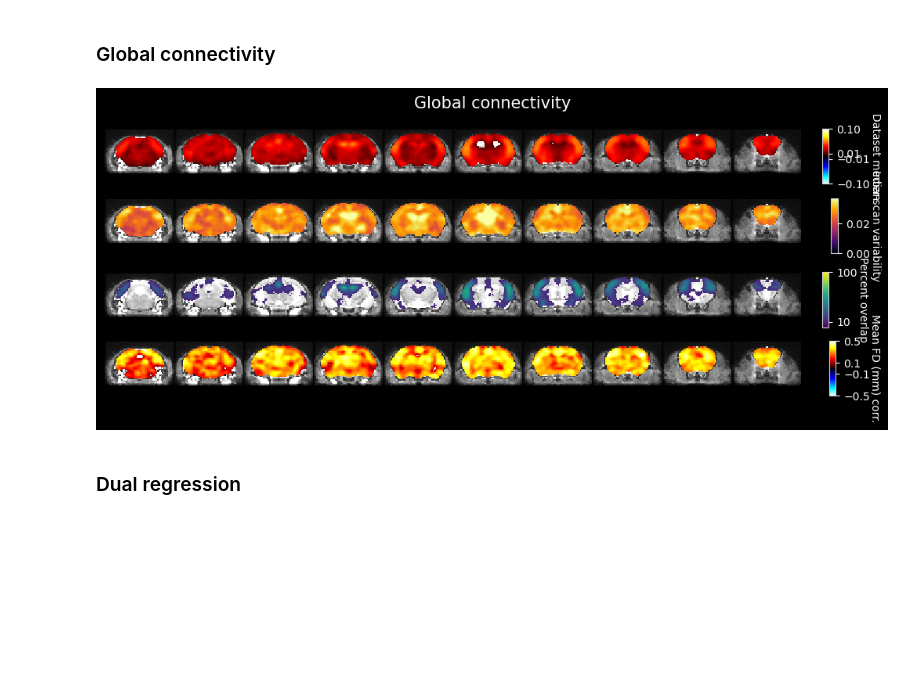
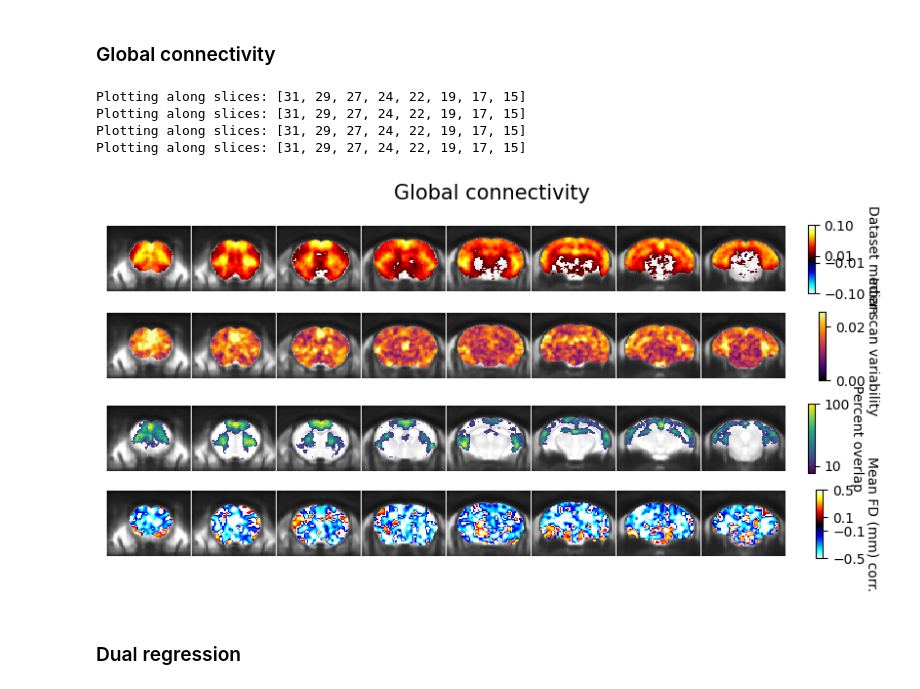
Before and after one commit to functional-neuroimaging/RUBELLA, a Jupyter notebook: docs/examples/rubella_QC_example.ipynb, the cells around one changed output. Cells and saved outputs as stored; diff of their text form; code cells hidden in the pictures; blank space fills up the shorter version.

```diff
--- a/docs/examples/rubella_QC_example.ipynb
+++ b/docs/examples/rubella_QC_example.ipynb
@@ -31,11 +26,24 @@ slices_per_row = num_slices
 # %%
-rabies_out_name = 'rabies_Lake_multimodal_widefield_SLC_202607'
-CR_name = f'FD_mot6_aCompCor_bandpass0.01-0.1_cut30edges_standard_smooth0.6'
-rabies_out = f'/media/DATA3/gdesrosiersgregoire/preproc/Lake_multimodal_widefield_SLC/{rabies_out_name}'
+'''
+Fetch the RABIES template files
+'''
+from rubella.datasets import fetch_rabies_templates
+EPICOMMON_files = fetch_rabies_templates('EPI')
+template_file = EPICOMMON_files['template']
+
+rabies_out_name = 'rabies_117_Cryo_mediso_v_20261027'
+CR_name = f'FD_cut30frames_bandpass0.01-0.2_cut30edges_mot6_aCompCor_smooth5'
+rabies_out = f'/media/DATA3/gdesrosiersgregoire/preproc/117_Cryo_mediso_v/{rabies_out_name}'
 rabies_out_name+= f'_{CR_name}'
 os.makedirs(f'figures_QC/{rabies_out_name}', exist_ok=True)
+brain_mask_file = f'{rabies_out}/bold_datasink/commonspace_mask/commonspace_template_brain_mask_resampled.nii.gz'
+group_qc_csv = f'{rabies_out}/{CR_name}/data_diagnosis_datasink/dataset_diagnosis/sample_distributions/seed_FC0_outlier_detection.csv'
+group_qc_df = pd.read_csv(group_qc_csv)
 
-template_file = f'{rabies_out}/bold_datasink/commonspace_resampled_template/commonspace_template.nii.gz'
-brain_mask_file = f'{rabies_out}/bold_datasink/commonspace_mask/commonspace_template_brain_mask_resampled.nii.gz'
-group_qc_csv = f'{rabies_out}/{CR_name}/data_diagnosis_datasink/analysis_QC/analysis_QC/sample_distributions/DR0_outlier_detection.csv'
-group_qc_df = pd.read_csv(group_qc_csv)
+
+from rubella.data_obj import DataObject
+timeseries_file_list = glob.glob(f'{rabies_out}/{CR_name}/confound_correction_datasink/cleaned_timeseries/*/*_cleaned.nii.gz')
+timeseries_file_list.sort()
+censoring_file_list = glob.glob(f'{rabies_out}/{CR_name}/confound_correction_datasink/frame_censoring_mask/*/*_frame_censoring_mask.csv')
+
+data_obj = DataObject(brain_mask_file, timeseries_file_list, img_id_list=None, fname_split='_cleaned', censoring_file_list=censoring_file_list, verbose=True)
@@ -42,7 +65,0 @@ group_qc_df = pd.read_csv(group_qc_csv)
-# %%
-from rubella.data_obj import DataObject
-timeseries_file_list = glob.glob(f'{rabies_out}/{CR_name}/confound_correction_datasink/cleaned_timeseries/*/*_cleaned.nii.gz')
-timeseries_file_list.sort()
-censoring_file_list = glob.glob(f'{rabies_out}/{CR_name}/confound_correction_datasink/frame_censoring_mask/*/*_frame_censoring_mask.csv')
-
-data_obj = DataObject(timeseries_file_list, brain_mask_file, img_id_list=None, fname_split='_cleaned', censoring_file_list=censoring_file_list, verbose=True)
@@ -118,10 +104,9 @@ from rabies.analysis_pkg.diagnosis_pkg.analysis_QC import plot_QC_distributions
 # %%
-qc_metric_dict = {'DR confound corr.':[], 'FD-DVARS corr.':[], '$CR_{SD}$':[], 'Mean FD (mm)':[], 'Degrees of freedom':[]}
+qc_metric_dict = {'FD-DVARS corr.':[], '$CR_{SD}$':[], 'Mean FD (mm)':[], 'Degrees of freedom':[]}
 for img_id in data_obj.img_id_list:
     for df_id in list(group_qc_df['scan ID']):
         if img_id==df_id:
             sub_df = group_qc_df[group_qc_df['scan ID']==df_id]
-            qc_metric_dict['DR confound corr.'].append(sub_df['DR confound corr.'].values[0])
             qc_metric_dict['FD-DVARS corr.'].append(sub_df['FD-DVARS corr.'].values[0])
             qc_metric_dict['$CR_{SD}$'].append(sub_df['$CR_{SD}$'].values[0])
             #qc_metric_dict['CR $R^{2}$'].append(sub_df['CR_VE'].values[0])
@@ -140,7 +125,7 @@ fd_qc_dict['Mean FD (mm)'] = qc_metric_dict['Mean FD (mm)']
 
 #also set the bounds for the scatter plots
 x_bounds_dict = {'Network specificity (Dice)':[0,1.0]}
-y_bounds_dict = {'DR confound corr.':[0,1.0], 'FD-DVARS corr.':[-0.1,1.0], 'CR $R^{2}$':[0.0,1.0]}
+y_bounds_dict = {'FD-DVARS corr.':[-0.1,1.0], 'CR $R^{2}$':[0.0,1.0]}
 # %% [markdown]
 ### Global connectivity
 # %%
@@ -152,23 +137,26 @@ GC_dict = compute_global_connectivity(data_obj.timeseries_dict, data_obj.img_id_
 # %%
 '''
 Generate group-level statistical maps for global connectivity
 '''
 fig,axes = group_stats_QC_plot(
         GC_dict,
         brain_mask_file,
         template_file,
-        selected_slices,
-        slices_per_row=slices_per_row,
+        slice_selection,
         threshold=True,
         vmax_FC=0.1,
         include_stat=['avg', 'sd', 'overlap'],
         qc_data_dict=fd_qc_dict,
         )
-fig.suptitle('Global connectivity', fontsize=15, color='white')
+fig.suptitle('Global connectivity', fontsize=15)
 fig_path = f'figures_QC/{rabies_out_name}/GC_group_stats_{rabies_out_name}.png'
 fig.savefig(fig_path, bbox='tight')
 # %% [output]
+Plotting along slices: [31, 29, 27, 24, 22, 19, 17, 15]
+Plotting along slices: [31, 29, 27, 24, 22, 19, 17, 15]
+Plotting along slices: [31, 29, 27, 24, 22, 19, 17, 15]
+Plotting along slices: [31, 29, 27, 24, 22, 19, 17, 15]
-[figure, old version]
+[figure, new version]
 # %%
 '''
 Generate RABIES-like dataset QC scatter plots for each selected ICA component
```
Also changed, not shown: parts of 15 cells of this notebook.
